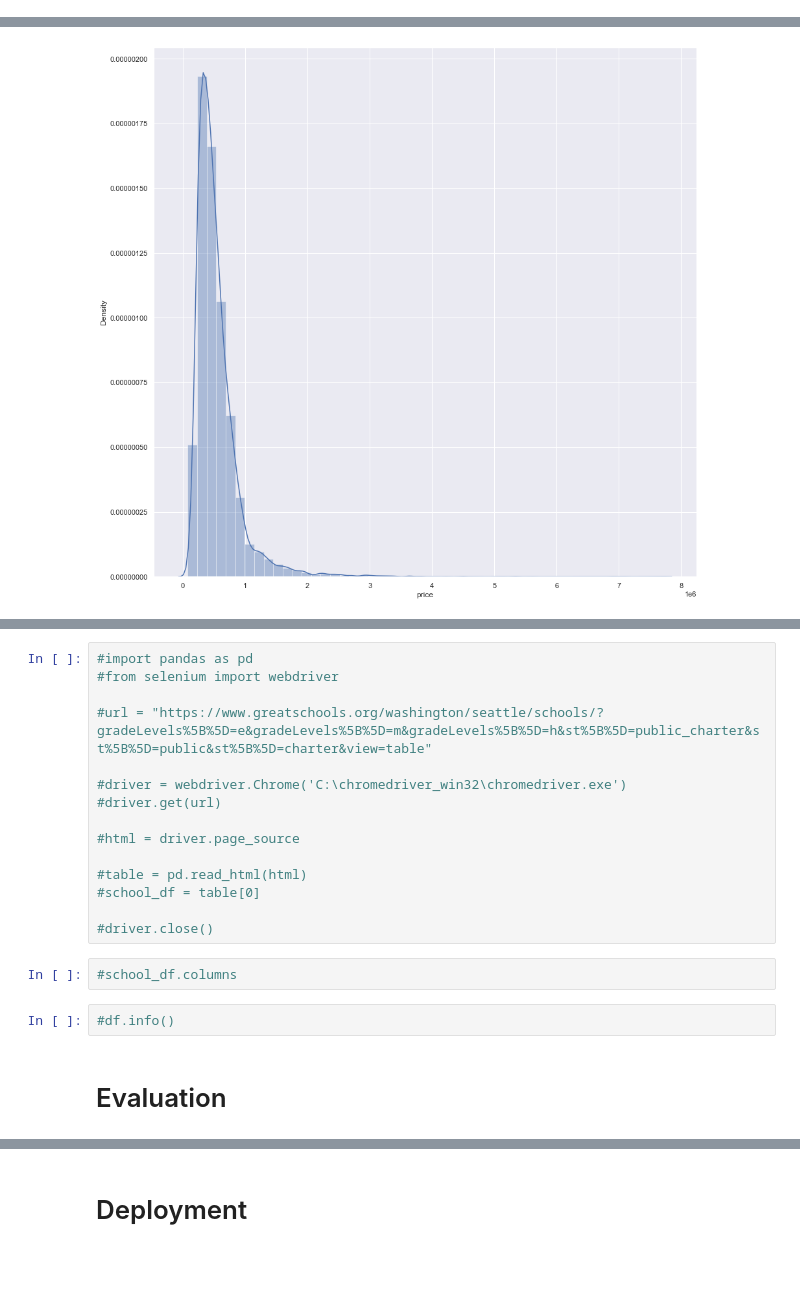
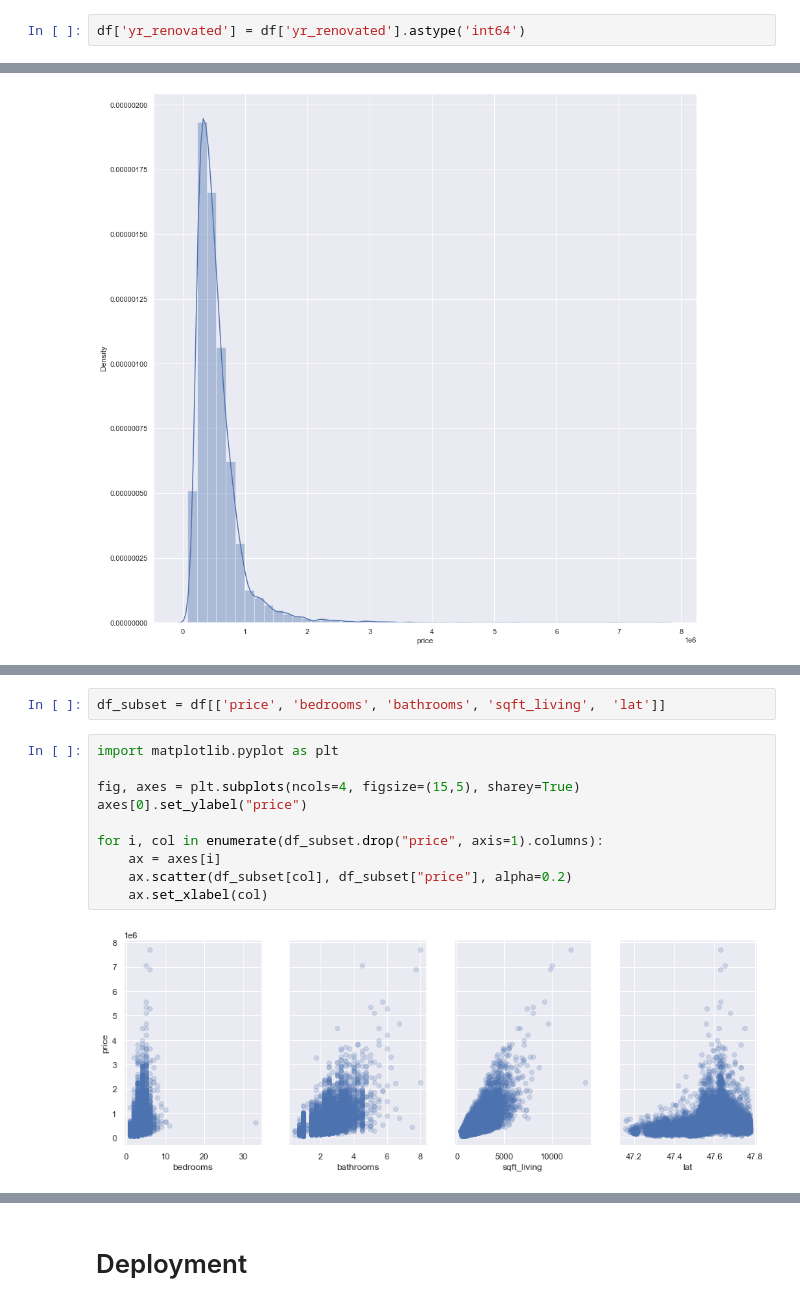
Before and after one commit to dataeducator/real_estate_linear_regression, a Jupyter notebook: final_project_phase_2.ipynb, the cells around one changed output, grey strips where cells are left out. Cells and saved outputs as stored; diff of their text form; blank space fills up the shorter version.

```diff
--- a/final_project_phase_2.ipynb
+++ b/final_project_phase_2.ipynb
@@ -335,3 +371,5 @@ long             0
 sqft_living15    0
 sqft_lot15       0
 dtype: int64
+# %%
+df['yr_renovated'] = df['yr_renovated'].astype('int64')
@@ -585,21 +395,14 @@ Fit a simple linear regression
-# %%
-#import pandas as pd
-#from selenium import webdriver
-
-#url = "https://www.greatschools.org/washington/seattle/schools/?gradeLevels%5B%5D=e&gradeLevels%5B%5D=m&gradeLevels%5B%5D=h&st%5B%5D=public_charter&st%5B%5D=public&st%5B%5D=charter&view=table"
-
-#driver = webdriver.Chrome('C:\chromedriver_win32\chromedriver.exe')
-#driver.get(url)
-
-#html = driver.page_source
-
-#table = pd.read_html(html)
-#school_df = table[0]
-
-#driver.close()
-# %%
-#school_df.columns
-# %%
-#df.info()
-# %% [markdown]
-# Evaluation
+# %%
+df_subset = df[['price', 'bedrooms', 'bathrooms', 'sqft_living',  'lat']]
+# %%
+import matplotlib.pyplot as plt
+
+fig, axes = plt.subplots(ncols=4, figsize=(15,5), sharey=True)
+axes[0].set_ylabel("price")
+
+for i, col in enumerate(df_subset.drop("price", axis=1).columns):
+    ax = axes[i]
+    ax.scatter(df_subset[col], df_subset["price"], alpha=0.2)
+    ax.set_xlabel(col)
+# %% [output]
+[figure, added]
```
Also changed, not shown: parts of 61 cells of this notebook.
